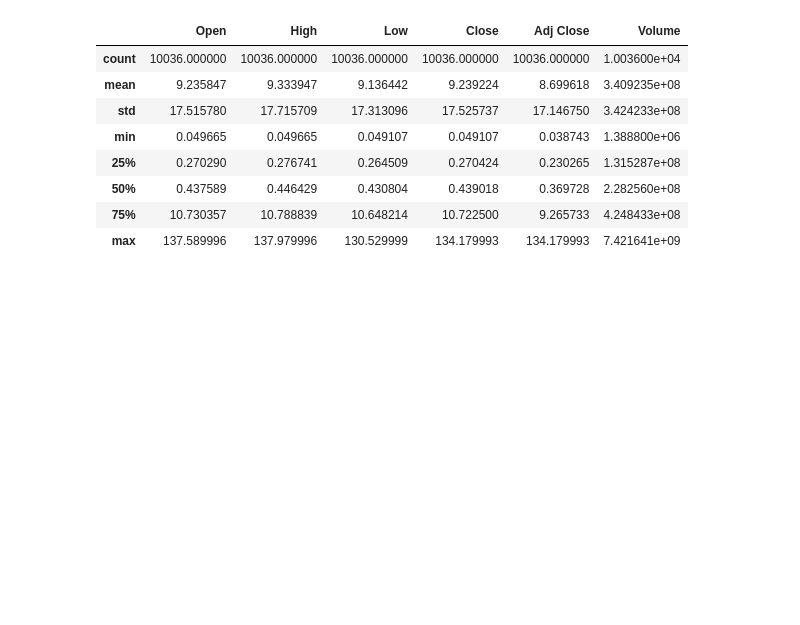
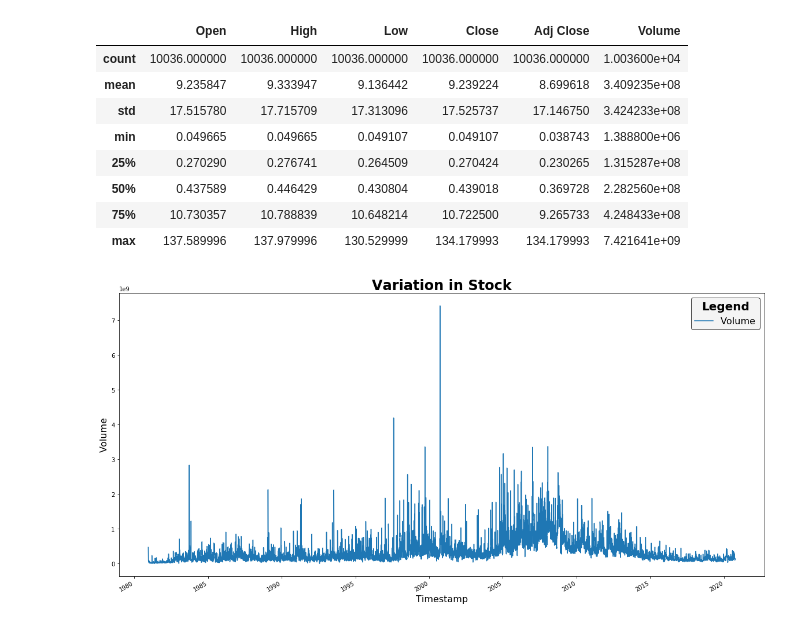
Before and after one commit to radroid/stock-price-predictor, a Jupyter notebook: 1_Exploratory_Data_Analysis.ipynb, the cells around one changed output. Saved outputs shown, nothing was run; the diff lists cells and outputs as text; code cells hidden in the pictures; blank space fills up the shorter version.

Commit message:
Day 3
- Add neat candlestick graphs.
- Add line graphs for adjusted close price.

```diff
--- a/1_Exploratory_Data_Analysis.ipynb
+++ b/1_Exploratory_Data_Analysis.ipynb
@@ -51,14 +65,17 @@ import os
 To easily access data for a particular stock or index, a python dictionary will be created using the `Ticker` names as `keys` and `values` being `pandas dataframes` with the columns.
 # %%
 # Load stocks data
-stock_names = ['^GSPC', '^BSESN', 'AAPL']
+stock_names = {'^GSPC': 'S&P 500',
+               '^BSESN': 'S&P BSE SENSEX',
+               'AAPL': 'Apple Inc.'}
 
 data_dir = 'data'
 data = {}
 
-for stock in stock_names:
+for stock in stock_names.keys():
     data[stock] = pd.read_csv(os.path.join(data_dir, stock + '.csv'),
                               parse_dates=True, index_col=['Date'])
+    data[stock] = data[stock].dropna()
 # %%
 data['AAPL'].head()
 # %% [output]
@@ -113,0 +193,4 @@ data['']
+# %%
+plot_data(data['AAPL'], columns=['Volume'], ylabel='Volume', figsize=(20,10));
+# %% [output]
+[figure, added]
```
Also changed, not shown: parts of 20 cells of this notebook.
